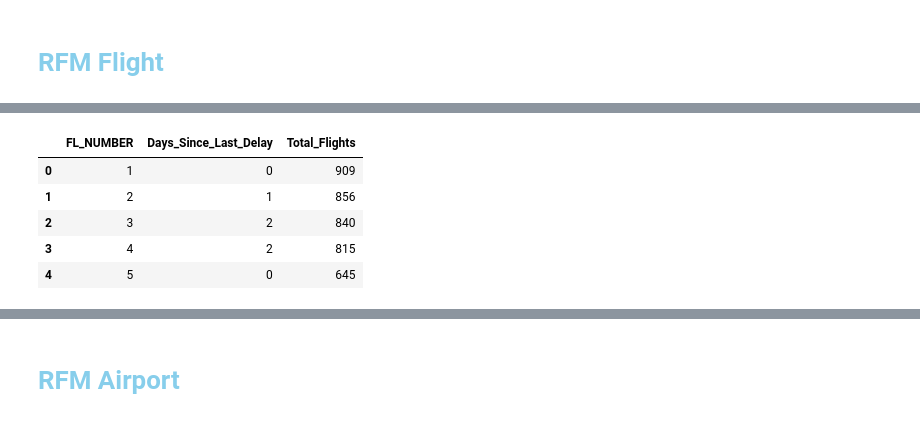
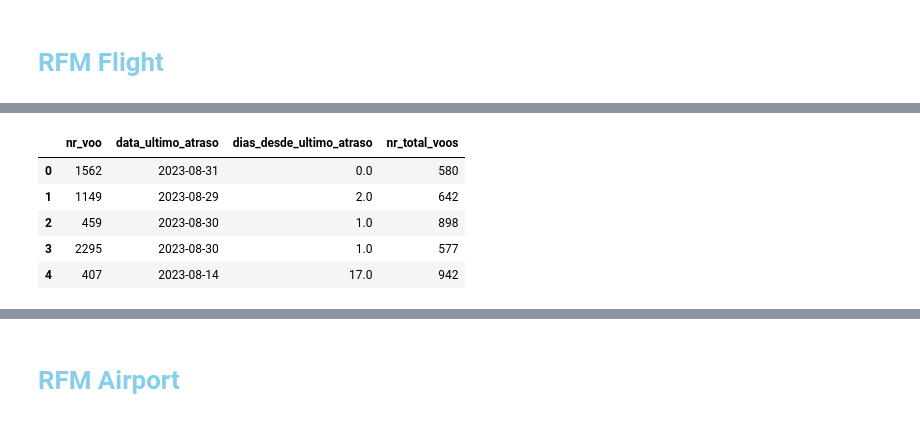
Before and after one commit to BrunoAfonso18/sdw, a Jupyter notebook: flights.ipynb, the cells around one changed output, grey strips where cells are left out. Cells and saved outputs as stored; diff of their text form; code cells hidden in the pictures.

```diff
--- a/flights.ipynb
+++ b/flights.ipynb
@@ -260,15 +274,11 @@ airline_data.head()
 # %%
-# Calculate the total delay by each airline
-df_flights_clean['Total_Delay'] = df_flights_clean['DEP_DELAY'] + df_flights_clean['ARR_DELAY']
-total_delay = df_flights_clean.groupby('AIRLINE_CODE')['Total_Delay'].sum().reset_index()
+atraso_total = df_flights_clean.groupby('id_companhia_aerea')['atraso_chegada'].sum().reset_index()
 
 # Calculate the average transaction value for each customer
-average_delay = total_delay.merge(total_flights, on='AIRLINE_CODE')
-average_delay['Average_Delay'] = average_delay['Total_Delay'] / average_delay['Total_Flights']
+atraso_medio = atraso_total.merge(nr_total_voos, on='id_companhia_aerea')
+atraso_medio['atraso_medio'] = atraso_medio['atraso_chegada'] / atraso_medio['nr_total_voos']
+atraso_medio['atraso_medio'] = atraso_medio['atraso_medio'].round(2)
 
 # Merge the new features into the airline_data dataframe
-airline_data = pd.merge(airline_data, total_delay, on='AIRLINE_CODE')
-airline_data = pd.merge(airline_data, average_delay[['AIRLINE_CODE', 'Average_Delay']], on='AIRLINE_CODE')
-
-# Display the first few rows of the airline_data dataframe
-airline_data.head()
+airline_data = pd.merge(airline_data, atraso_total, on='id_companhia_aerea')
+airline_data = pd.merge(airline_data, atraso_medio[['id_companhia_aerea', 'atraso_medio']], on='id_companhia_aerea')
@@ -307,0 +305,21 @@ flight_data.drop(columns=['FL_DATE'], inplace=True)
+# %%
+# Calcular última data de atraso por companhia
+last_delay = df_atrasados.groupby('nr_voo')['data_partida'].max().reset_index()
+last_delay.rename(columns={'data_partida': 'data_ultimo_atraso'}, inplace=True)
+
+all_voos = df_flights_clean[['nr_voo']].drop_duplicates()
+
+# Mesclar para manter todas as companhias, mesmo sem atrasos
+flight_data = pd.merge(all_voos, last_delay, on='nr_voo', how='left')
+
+# Garantir que a coluna data_ultimo_atraso está no formato datetime
+flight_data['data_ultimo_atraso'] = pd.to_datetime(flight_data['data_ultimo_atraso'])
+
+# Calcular data de referência (última data do dataset)
+data_base = df_flights_clean['data_partida'].max()
+data_base = pd.to_datetime(data_base)
+
+# Calcular recência (dias desde o último atraso)
+flight_data['dias_desde_ultimo_atraso'] = (data_base - flight_data['data_ultimo_atraso']).dt.days
+
+flight_data.head()
@@ -308,19 +333,18 @@ flight_data.drop(columns=['FL_DATE'], inplace=True)
 # %%
 # Calculate the total number of trips made by each flight
-total_flights = df_flights_clean.groupby('FL_NUMBER')['FL_DATE'].count().reset_index()
-total_flights.rename(columns={'FL_DATE': 'Total_Flights'}, inplace=True)
-
+nr_total_voos = df_flights_clean['nr_voo'].value_counts().reset_index()
+nr_total_voos.columns = ['nr_voo', 'nr_total_voos']
 
 # Merge the new features into the flight_data dataframe
-flight_data = pd.merge(flight_data, total_flights, on='FL_NUMBER')
+flight_data = pd.merge(flight_data, nr_total_voos, on='nr_voo')
 
 # Display the first few rows of the flight_data dataframe
 flight_data.head()
 # %% [output]
-|  | FL_NUMBER | Days_Since_Last_Delay | Total_Flights |
-| 0 | 1 | 0 | 909 |
-| 1 | 2 | 1 | 856 |
-| 2 | 3 | 2 | 840 |
-| 3 | 4 | 2 | 815 |
-| 4 | 5 | 0 | 645 |
+|  | nr_voo | data_ultimo_atraso | dias_desde_ultimo_atraso | nr_total_voos |
+| 0 | 1562 | 2023-08-31 | 0.0 | 580 |
+| 1 | 1149 | 2023-08-29 | 2.0 | 642 |
+| 2 | 459 | 2023-08-30 | 1.0 | 898 |
+| 3 | 2295 | 2023-08-30 | 1.0 | 577 |
+| 4 | 407 | 2023-08-14 | 17.0 | 942 |
 # %%
```
Also changed, not shown: parts of 44 cells of this notebook.
